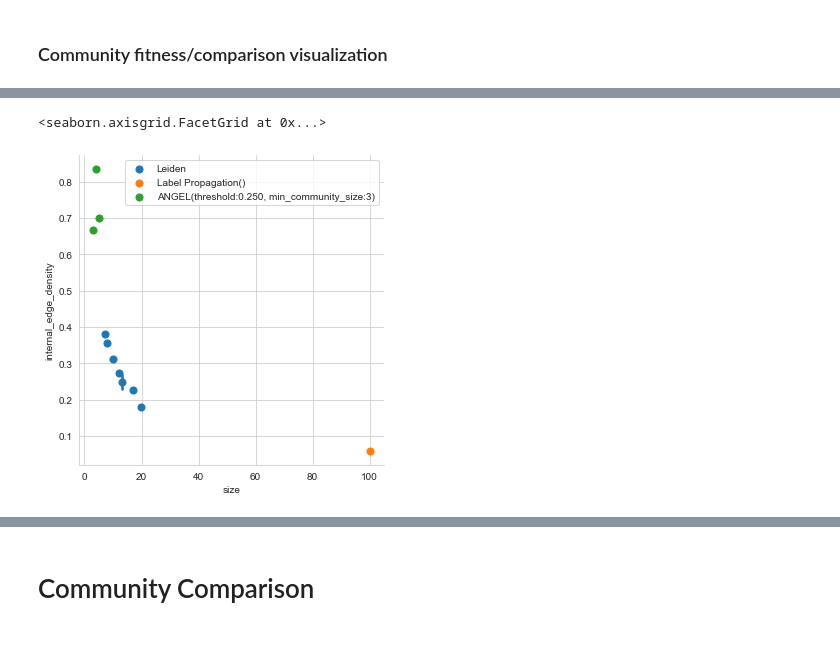
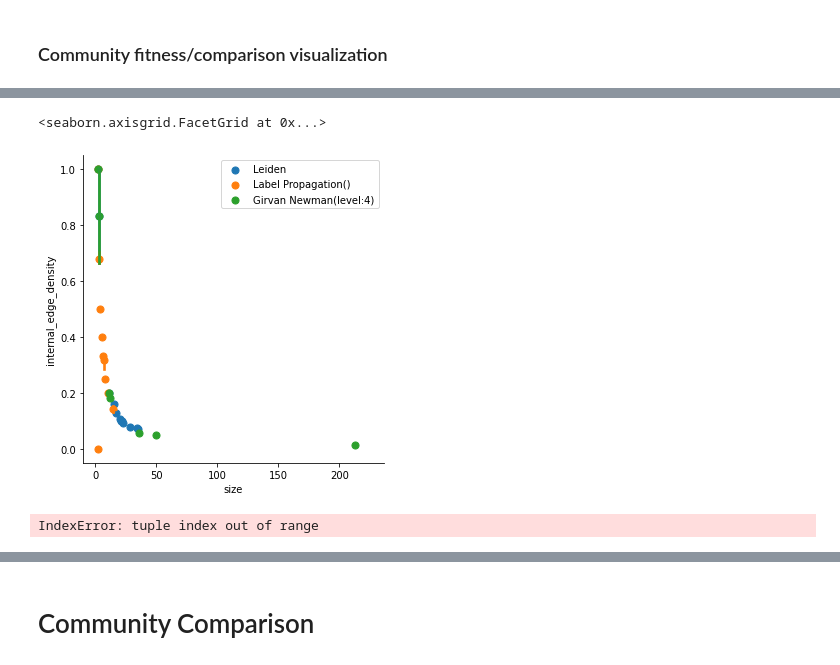
Before and after one commit to gatto/ds-network-analysis, a Jupyter notebook: py/Community Discovery.ipynb, the cells around one changed output, grey strips where cells are left out. Cells and saved outputs as stored; diff of their text form; code cells hidden in the pictures.

```diff
--- a/py/Community Discovery.ipynb
+++ b/py/Community Discovery.ipynb
@@ -163,5 +130,11 @@ print(edges)
+# %%
+import random
+for i in range(300):
+    u = random.choice(id_user)
+    v = random.choice(id_user)
+    G.add_edge(u, v)
 # %%
-G.add_edges_from(edges)
+#G.add_edges_from(edges)
 # %%
 G.number_of_edges()
 # %% [output]
@@ -375,7 +377,7 @@ girvan_newman.to_json()
 # %% [markdown]
 # Angel
 # %%
-angel= algorithms.angel(G, threshold=0.25)#min_com_size=3
+angel= algorithms.angel(G, threshold=0)#min_com_size=3
 # %%
 angel.method_parameters
 # %% [output]
@@ -541,5 +524,9 @@ viz.plot_com_stat([louvain, label_prop, angel, girvan_newman], evaluation.intern
 # %%
-viz.plot_com_properties_relation([louvain, label_prop, angel], evaluation.size, evaluation.internal_edge_density)
+viz.plot_com_properties_relation([louvain, label_prop, angel, girvan_newman], evaluation.size, evaluation.internal_edge_density)
 # %% [output]
 <seaborn.axisgrid.FacetGrid at 0x...>
-[figure, old version]
+[figure, new version]
+# %%
+viz.plot_com_properties_relation([louvain, label_prop, angel, girvan_newman], evaluation.size, evaluation.modularity_density)
+# %% [output]
+IndexError: tuple index out of range
```
Also changed, not shown: parts of 44 cells of this notebook.
